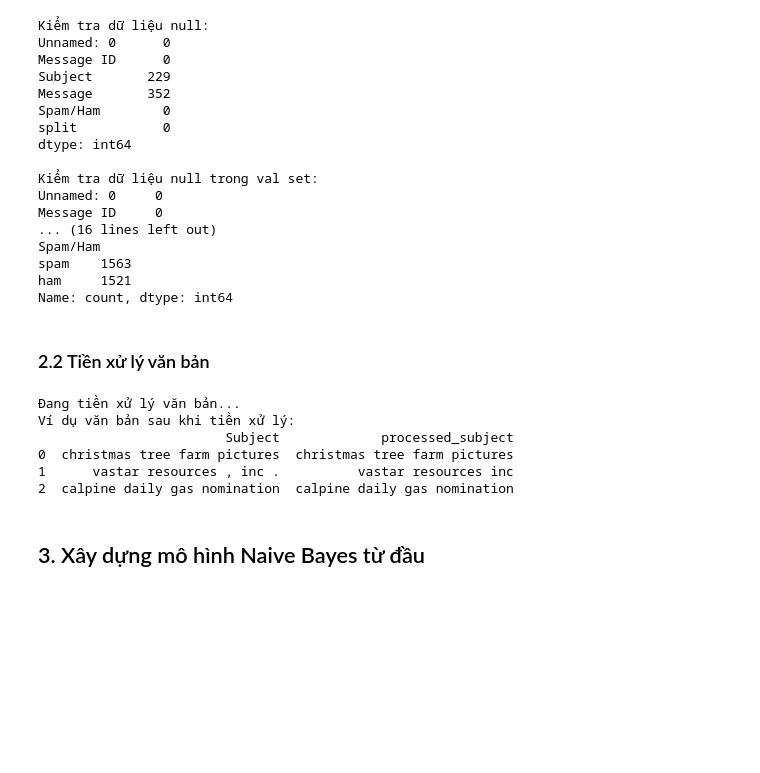
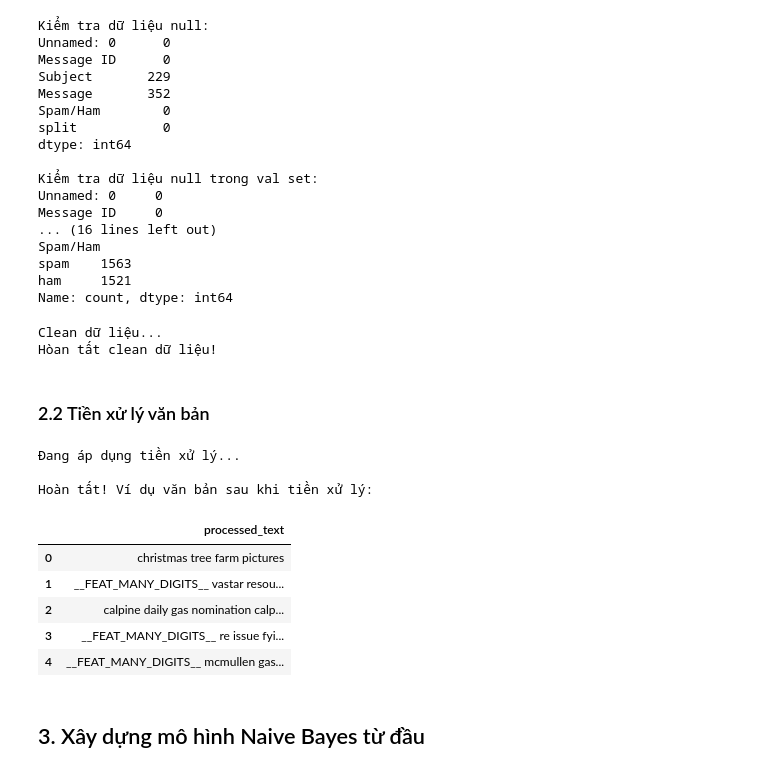
Before and after one commit to khoaoe/HCMUS-MathAI-Lab3-SpamHamClassification, a Jupyter notebook: code/naive_bayes.ipynb, the cells around one changed output. Saved outputs shown, nothing was run; the diff lists cells and outputs as text; code cells hidden in the pictures; blank space fills up the shorter version.

```diff
--- a/code/naive_bayes.ipynb
+++ b/code/naive_bayes.ipynb
@@ -119,23 +116,12 @@ Name: count, dtype: int64
+# %%
+print("Clean dữ liệu...")
+
+clean_data(train_data)
+clean_data(val_data)
+
+print("Hòan tất clean dữ liệu!")
+# %% [output]
+Clean dữ liệu...
+Hòan tất clean dữ liệu!
 # %% [markdown]
 ### 2.2 Tiền xử lý văn bản
-# %%
-def preprocess_text(text):
-    """
-    Tiền xử lý văn bản:
-    - Chuyển về chữ thường
-    - Loại bỏ ký tự đặc biệt, giữ lại chữ và số
-    - Loại bỏ khoảng trắng thừa
-    """
-    if pd.isna(text):
-        return ""
-
-    # Chuyển về chữ thường
-    text = text.lower()
-
-    # Loại bỏ các ký tự đặc biệt, giữ lại chữ, số và khoảng trắng
-    text = re.sub(r'[^a-zA-Z0-9\s]', ' ', text)
-
-    # Loại bỏ khoảng trắng thừa
-    text = ' '.join(text.split())
-
-    return text
@@ -142,23 +183,25 @@ def preprocess_text(text):
 # %%
 # Áp dụng tiền xử lý cho dữ liệu
-print("Đang tiền xử lý văn bản...")
-train_data['processed_subject'] = train_data['Subject'].apply(preprocess_text)
-train_data['processed_message'] = train_data['Message'].apply(preprocess_text)
-train_data['combined_text'] = train_data['processed_subject'] + ' ' + train_data['processed_message']
+print("Đang áp dụng tiền xử lý...")
 
-val_data['processed_subject'] = val_data['Subject'].apply(preprocess_text)
-val_data['processed_message'] = val_data['Message'].apply(preprocess_text)
-val_data['combined_text'] = val_data['processed_subject'] + ' ' + val_data['processed_message']
+# Áp dụng hàm preproces cho tập train
+train_data['processed_text'] = train_data.apply(preprocess_text, axis=1)
 
-print("Ví dụ văn bản sau khi tiền xử lý:")
-print(train_data[['Subject', 'processed_subject']].head(3))
+# Áp dụng hàm preproces cho tập validation
+val_data['processed_text'] = val_data.apply(preprocess_text, axis=1)
+
+print("\nHoàn tất! Ví dụ văn bản sau khi tiền xử lý:")
+train_data[['processed_text']].head()
 # %% [output]
-Đang tiền xử lý văn bản...
-Ví dụ văn bản sau khi tiền xử lý:
-                        Subject             processed_subject
-0  christmas tree farm pictures  christmas tree farm pictures
-1      vastar resources , inc .          vastar resources inc
-2  calpine daily gas nomination  calpine daily gas nomination
+Đang áp dụng tiền xử lý...
+
+Hoàn tất! Ví dụ văn bản sau khi tiền xử lý:
+|  | processed_text |
+| 0 | christmas tree farm pictures |
+| 1 | __FEAT_MANY_DIGITS__ vastar resou... |
+| 2 | calpine daily gas nomination calp... |
+| 3 | __FEAT_MANY_DIGITS__ re issue fyi... |
+| 4 | __FEAT_MANY_DIGITS__ mcmullen gas... |
 # %% [markdown]
 ## 3. Xây dựng mô hình Naive Bayes từ đầu
 # %% [markdown]
```
Also changed, not shown: parts of 19 cells of this notebook.
